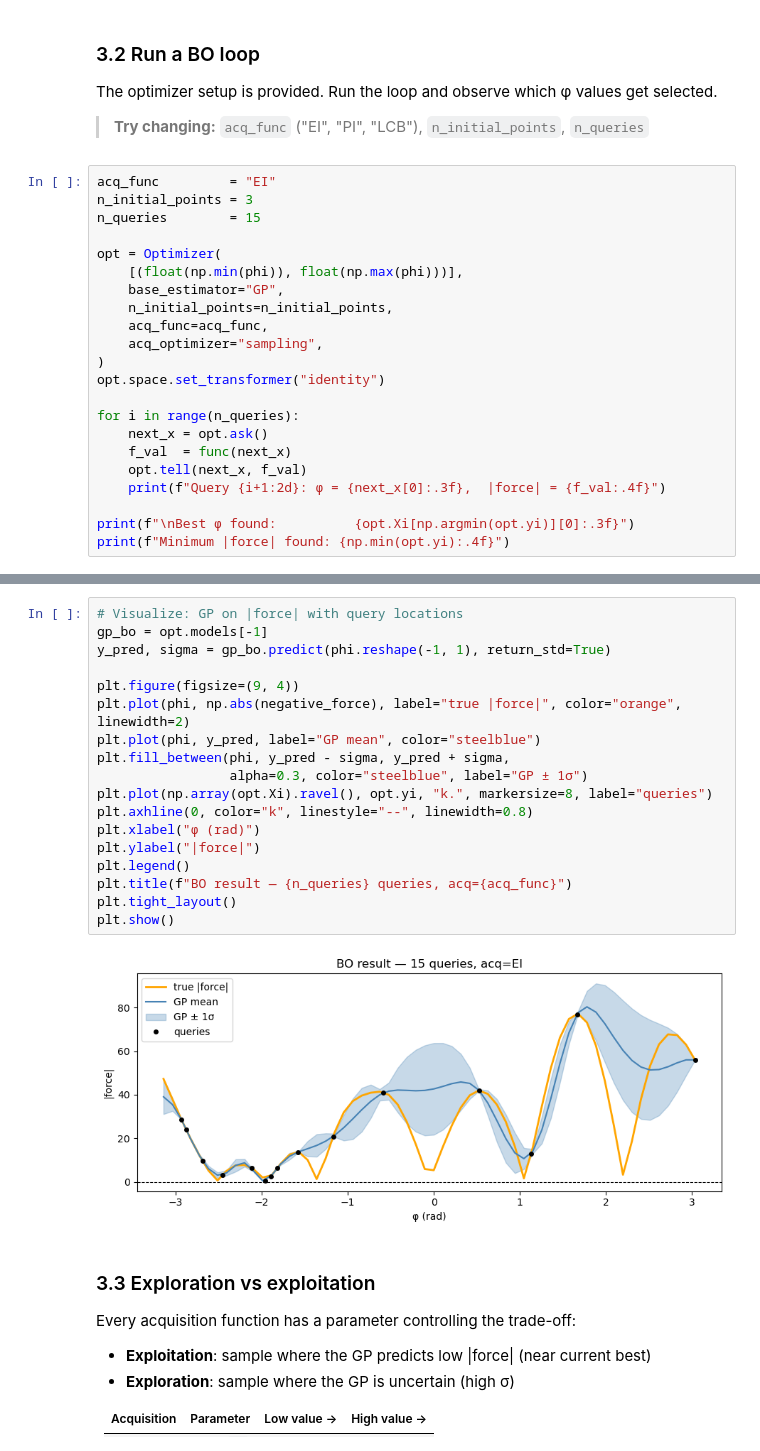
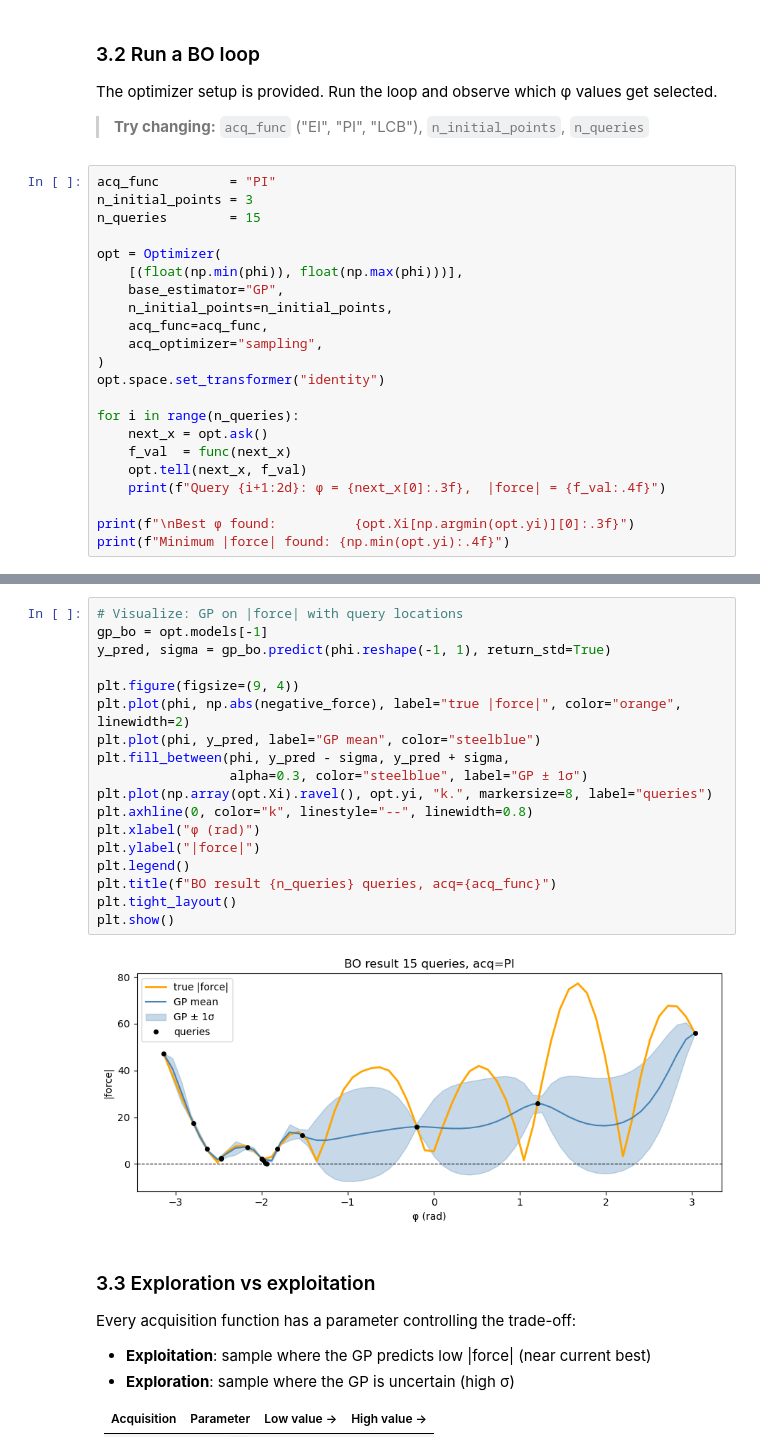
Before and after one commit to computational-chemistry-uva/BUQ, a Jupyter notebook: tutorials/01_bo_adipep_phi_solutions.ipynb, the cells around one changed output, grey strips where cells are left out. Saved outputs shown, nothing was run; the diff lists cells and outputs as text.

```diff
--- a/tutorials/01_bo_adipep_phi_solutions.ipynb
+++ b/tutorials/01_bo_adipep_phi_solutions.ipynb
@@ -286,7 +285,7 @@ which φ values get selected.
 
 > **Try changing:** `acq_func` ("EI", "PI", "LCB"), `n_initial_points`, `n_queries`
 # %%
-acq_func         = "EI"
+acq_func         = "PI"
 n_initial_points = 3
 n_queries        = 15
 
@@ -329,23 +328,23 @@ Minimum |force| found: 0.5020
 # %%
 # Visualize: GP on |force| with query locations
 gp_bo = opt.models[-1]
 y_pred, sigma = gp_bo.predict(phi.reshape(-1, 1), return_std=True)
 
 plt.figure(figsize=(9, 4))
 plt.plot(phi, np.abs(negative_force), label="true |force|", color="orange", linewidth=2)
 plt.plot(phi, y_pred, label="GP mean", color="steelblue")
 plt.fill_between(phi, y_pred - sigma, y_pred + sigma,
                  alpha=0.3, color="steelblue", label="GP ± 1σ")
 plt.plot(np.array(opt.Xi).ravel(), opt.yi, "k.", markersize=8, label="queries")
 plt.axhline(0, color="k", linestyle="--", linewidth=0.8)
 plt.xlabel("φ (rad)")
 plt.ylabel("|force|")
 plt.legend()
-plt.title(f"BO result — {n_queries} queries, acq={acq_func}")
+plt.title(f"BO result {n_queries} queries, acq={acq_func}")
 plt.tight_layout()
 plt.show()
 # %% [output]
-[figure, old version]
+[figure, new version]
 # %% [markdown]
 ### 3.3 Exploration vs exploitation
 
```
Also changed, not shown: parts of 14 cells of this notebook, 1 other file.
